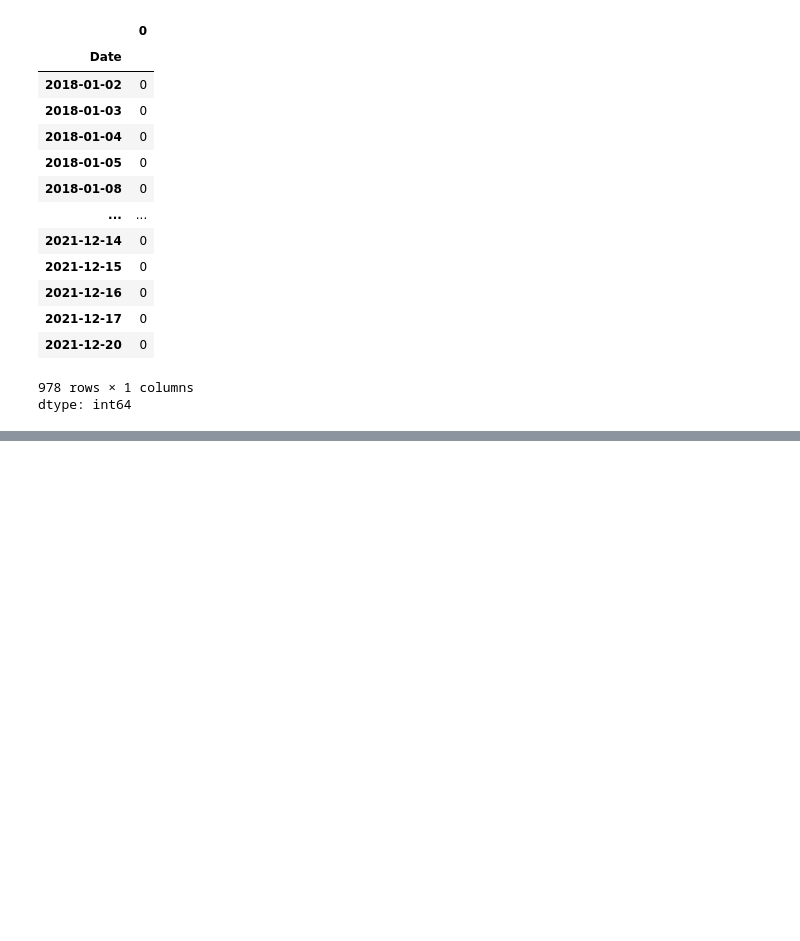
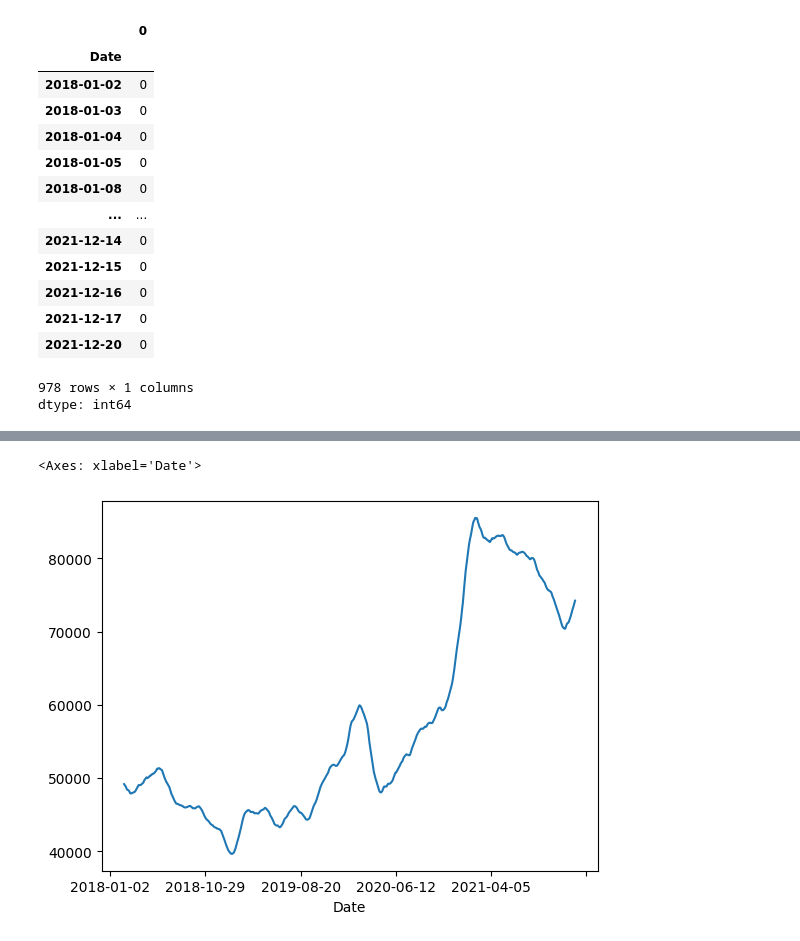
Before and after one commit to tjdux/pandas-for-finance, a Jupyter notebook: 01_Series.ipynb, the cells around one changed output, grey strips where cells are left out. Drawn from its saved outputs; the diff is of its cells as text; code cells hidden in the pictures; blank space fills up the shorter version.

```diff
--- a/01_Series.ipynb
+++ b/01_Series.ipynb
@@ -358,0 +380,5 @@ dtype: int64
+# %%
+samsung_price.rolling(window=30).mean().plot()
+# %% [output]
+<Axes: xlabel='Date'>
+[figure, added]
```
Also changed, not shown: parts of 13 cells of this notebook.
